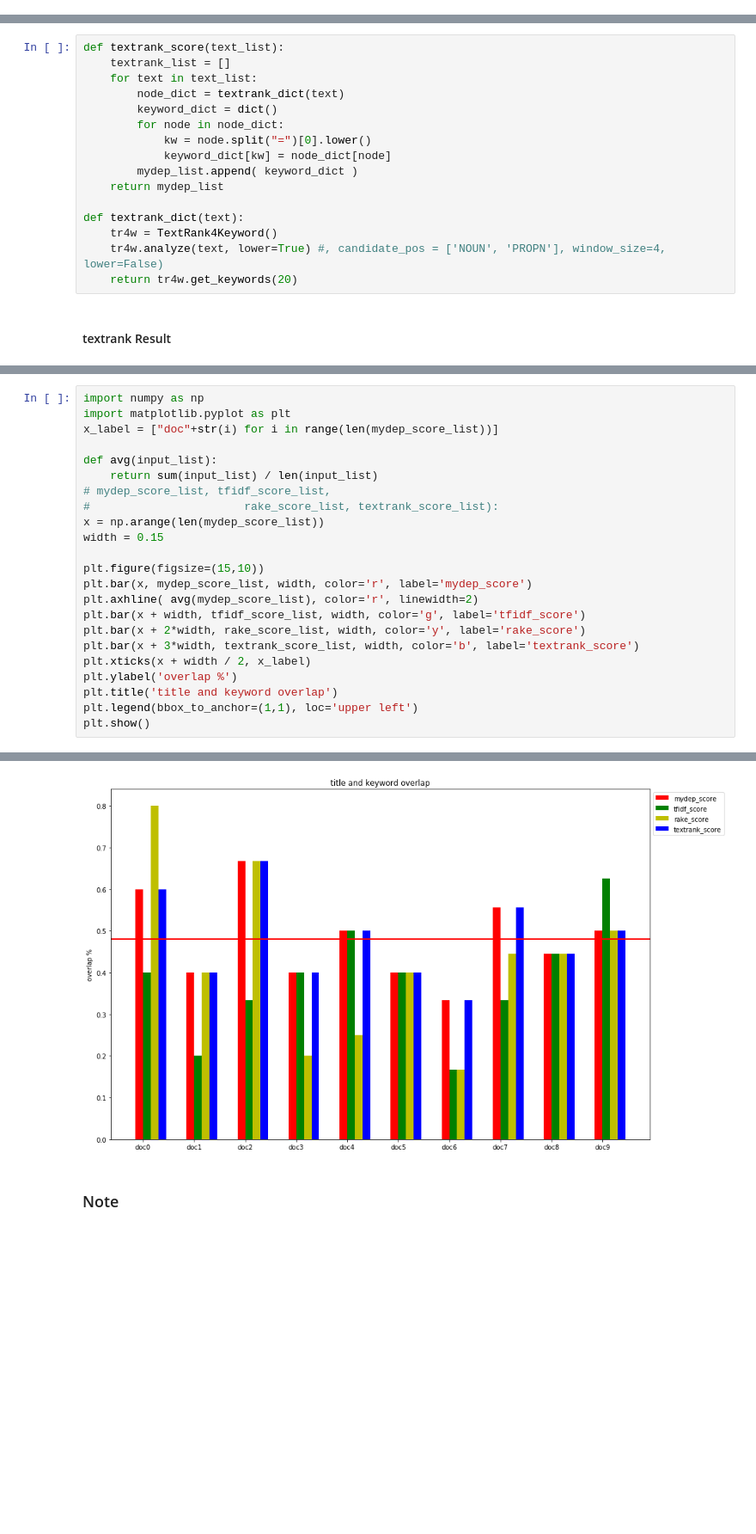
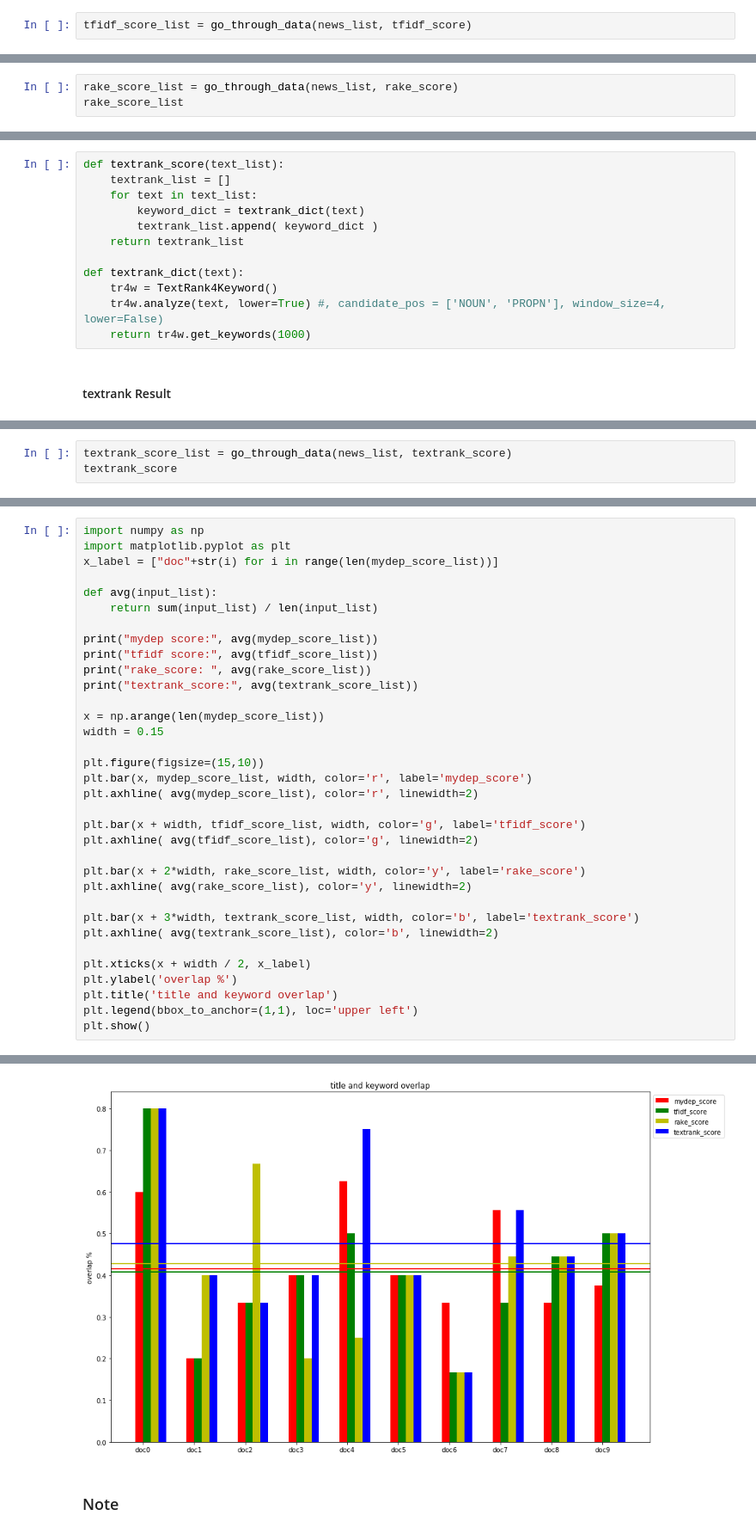
Before and after one commit to s103321048/keyword_dep, a Jupyter notebook: find_evaluate_keyword.ipynb, the cells around one changed output, grey strips where cells are left out. Shown: that part at 86% size. Saved outputs shown, nothing was run; the diff lists cells and outputs as text; blank space fills up the shorter version.

Commit message:
fix bug ( keyword_dict not sorted before return)
add go_through_data to run all keyword score

```diff
--- a/find_evaluate_keyword.ipynb
+++ b/find_evaluate_keyword.ipynb
@@ -799,0 +722,2 @@ final_score: 0.3802777777777778
+# %%
+tfidf_score_list = go_through_data(news_list, tfidf_score)
@@ -891,0 +752,3 @@ final_score: 0.4272222222222222
+# %%
+rake_score_list = go_through_data(news_list, rake_score)
+rake_score_list
@@ -1049,17 +924,13 @@ tr4w.get_keywords(topk)
 def textrank_score(text_list):
     textrank_list = []
     for text in text_list:
-        node_dict = textrank_dict(text)
-        keyword_dict = dict()
-        for node in node_dict:
-            kw = node.split("=")[0].lower()
-            keyword_dict[kw] = node_dict[node]
-        mydep_list.append( keyword_dict )
-    return mydep_list
+        keyword_dict = textrank_dict(text)
+        textrank_list.append( keyword_dict )
+    return textrank_list
 
 def textrank_dict(text):
     tr4w = TextRank4Keyword()
     tr4w.analyze(text, lower=True) #, candidate_pos = ['NOUN', 'PROPN'], window_size=4, lower=False)
-    return tr4w.get_keywords(20)
+    return tr4w.get_keywords(1000)
 # %% [markdown]
 #### textrank Result
@@ -1103,0 +937,3 @@ final_score: 0.48
+# %%
+textrank_score_list = go_through_data(news_list, textrank_score)
+textrank_score
@@ -1137,17 +972,28 @@ x_label = ["doc"+str(i) for i in range(len(mydep_score_list))]
 
 def avg(input_list):
     return sum(input_list) / len(input_list)
-# mydep_score_list, tfidf_score_list,
-#                       rake_score_list, textrank_score_list):
+
+print("mydep score:", avg(mydep_score_list))
+print("tfidf score:", avg(tfidf_score_list))
+print("rake_score: ", avg(rake_score_list))
+print("textrank_score:", avg(textrank_score_list))
+
 x = np.arange(len(mydep_score_list))
 width = 0.15
 
 plt.figure(figsize=(15,10))
 plt.bar(x, mydep_score_list, width, color='r', label='mydep_score')
 plt.axhline( avg(mydep_score_list), color='r', linewidth=2)
+
 plt.bar(x + width, tfidf_score_list, width, color='g', label='tfidf_score')
+plt.axhline( avg(tfidf_score_list), color='g', linewidth=2)
+
 plt.bar(x + 2*width, rake_score_list, width, color='y', label='rake_score')
+plt.axhline( avg(rake_score_list), color='y', linewidth=2)
+
 plt.bar(x + 3*width, textrank_score_list, width, color='b', label='textrank_score')
+plt.axhline( avg(textrank_score_list), color='b', linewidth=2)
+
 plt.xticks(x + width / 2, x_label)
 plt.ylabel('overlap %')
 plt.title('title and keyword overlap')
@@ -1157,4 +1007,4 @@ plt.show()
-[figure, old version]
+[figure, new version]
 # %% [markdown]
 ### Note
 # %% [markdown]
```
Also changed, not shown: parts of 20 cells of this notebook.
